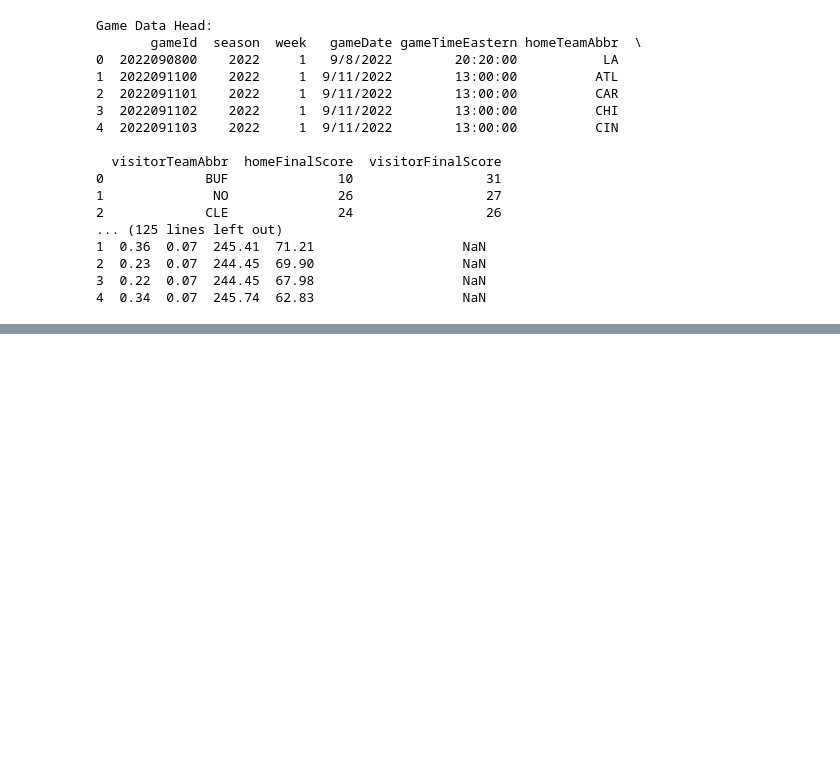
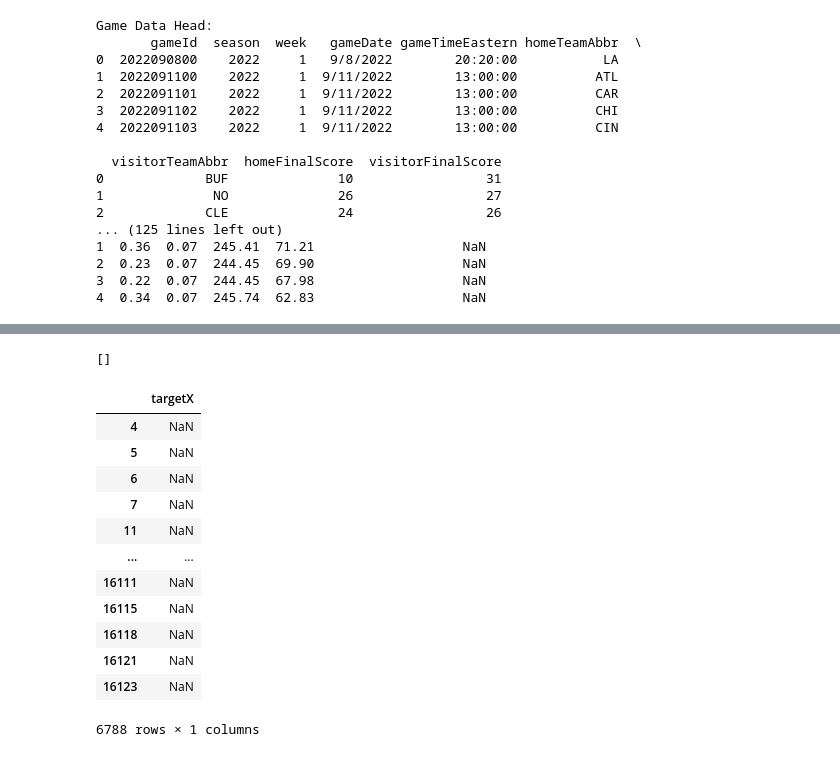
Before and after one commit to jbrinkman2018/NFLBigDataBowl, a Jupyter notebook: src/test.ipynb, the cells around one changed output, grey strips where cells are left out. Cells and saved outputs as stored; diff of their text form; code cells hidden in the pictures; blank space fills up the shorter version.

```diff
--- a/src/test.ipynb
+++ b/src/test.ipynb
@@ -58,0 +213,65 @@ Game Data Head:
+# %%
+def ball_grid_probabilities(tracking_data, play_data):
+    """
+    Converts ball positions into grid probabilities for 1x1 yard squares.
+    Args:
+        tracking_data (pd.DataFrame): Player tracking data.
+        play_data (pd.DataFrame): Play-level information.
+    Returns:
+        grid_probs (np.ndarray): Probability grids for the ball.
+    """
+    grid_probs = []
+    for play_id, play_df in tracking_data.groupby("playId"):
+        play_info = play_data[play_data["playId"] == play_id].iloc[0]
+
+        # Generate grid for each second
+        play_grids = []
+        for second in range(10):
+            second_frame = play_df[play_df["frameId"] == second + 1]
+            grid = np.zeros((120, 54))
+
+            # Assign ball location based on rules
+            if play_info["playType"] == "run":
+                ball_carrier = second_frame[second_frame["hadRushAttempt"] == 1]
+                if not ball_carrier.empty:
+                    x, y = int(ball_carrier["x"]), int(ball_carrier["y"])
+                    grid[x, y] = 1
+
+            elif play_info["playType"] == "pass":
+                if "passForward" in second_frame["event"].values:
+                    receiver = second_frame[second_frame["wasTargettedReceiver"] == 1]
+                    if not receiver.empty:
+                        x, y = int(receiver["x"]), int(receiver["y"])
+                        grid[x, y] = 1
+                else:
+                    qb = second_frame[second_frame["hadDropback"] == 1]
+                    if not qb.empty:
+                        x, y = int(qb["x"]), int(qb["y"])
+                        grid[x, y] = 1
+
+            play_grids.append(grid)
+        grid_probs.append(play_grids)
+
+    return grid_probs
+# %% [output]
+[]
+# %%
+
+play_data = play_data.merge(game_data, on="gameId", how="left")
+data = tracking_data.merge(play_data, on=["gameId", "playId"], how="left")
+# %%
+play_data[~play_data["rushLocationType"].isna()]
+# %% [output]
+|  | targetX |
+| 4 | NaN |
+| 5 | NaN |
+| 6 | NaN |
+| 7 | NaN |
+| 11 | NaN |
+| ... | ... |
+| 16111 | NaN |
+| 16115 | NaN |
+| 16118 | NaN |
+| 16121 | NaN |
+| 16123 | NaN |
+6788 rows × 1 columns
```
Also changed, not shown: parts of 13 cells of this notebook, 1 other file.
